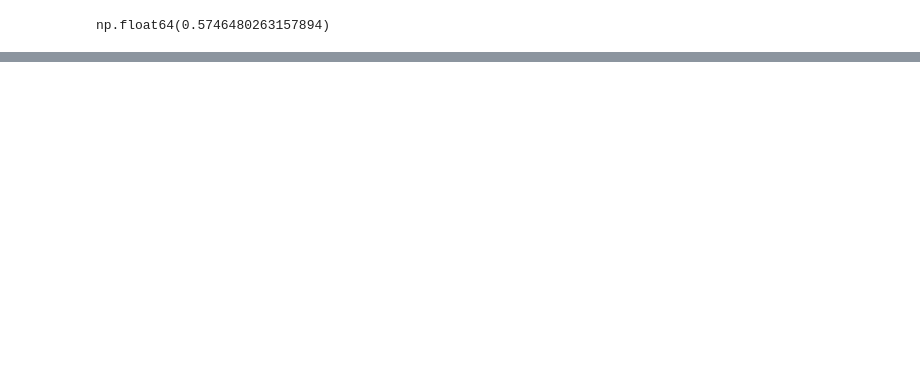
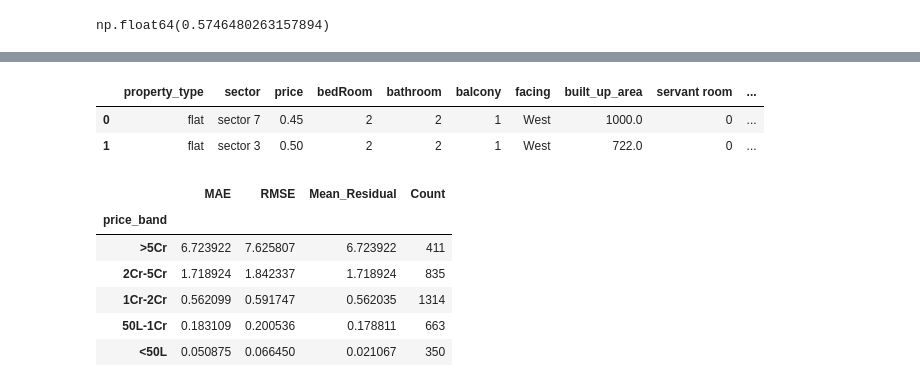
Before and after one commit to SurbhitParashar/RealEstate-ML-CapstoneProject, a Jupyter notebook: modelSelection/model-selection.ipynb, the cells around one changed output, grey strips where cells are left out. Cells and saved outputs as stored; diff of their text form; code cells hidden in the pictures; blank space fills up the shorter version.

Commit message:
residual analysis

```diff
--- a/modelSelection/model-selection.ipynb
+++ b/modelSelection/model-selection.ipynb
@@ -1448,0 +1435,8 @@ np.float64(0.5746480263157894)
+# %%
+y = df['price']
+y_pred = pipeline.predict(X)
+# %%
+df['predicted_price'] = y_pred
+df['residual'] = df['price'] - df['predicted_price']
+df['absolute_error'] = abs(df['residual'])
+df['squared_error'] = df['residual'] ** 2
@@ -1448,0 +1476,8 @@ np.float64(0.5746480263157894)
+# %%
+def error_by_group(df, group_col):
+    return df.groupby(group_col).agg(
+        MAE=('absolute_error', 'mean'),
+        RMSE=('squared_error', lambda x: (x.mean()) ** 0.5),
+        Mean_Residual=('residual', 'mean'),
+        Count=('price', 'size')
+    ).sort_values('MAE', ascending=False)
@@ -1448,0 +1507,22 @@ np.float64(0.5746480263157894)
+# %%
+df['price_band'] = pd.cut(
+    df['price'],
+    bins=[0, 0.5, 1, 2, 5, float('inf')],
+    labels=['<50L', '50L-1Cr', '1Cr-2Cr', '2Cr-5Cr', '>5Cr']
+)
+# %%
+df.head(2)
+# %% [output]
+|  | property_type | sector | price | bedRoom | bathroom | balcony | facing | built_up_area | servant room | ... |
+| 0 | flat | sector 7 | 0.45 | 2 | 2 | 1 | West | 1000.0 | 0 | ... |
+| 1 | flat | sector 3 | 0.50 | 2 | 2 | 1 | West | 722.0 | 0 | ... |
+# %%
+error_by_group(df, 'price_band')
+# %% [output]
+|  | MAE | RMSE | Mean_Residual | Count |
+| price_band |  |  |  |  |
+| >5Cr | 6.723922 | 7.625807 | 6.723922 | 411 |
+| 2Cr-5Cr | 1.718924 | 1.842337 | 1.718924 | 835 |
+| 1Cr-2Cr | 0.562099 | 0.591747 | 0.562035 | 1314 |
+| 50L-1Cr | 0.183109 | 0.200536 | 0.178811 | 663 |
+| <50L | 0.050875 | 0.066450 | 0.021067 | 350 |
```
Also changed, not shown: parts of 6 cells of this notebook, 5 other files.
